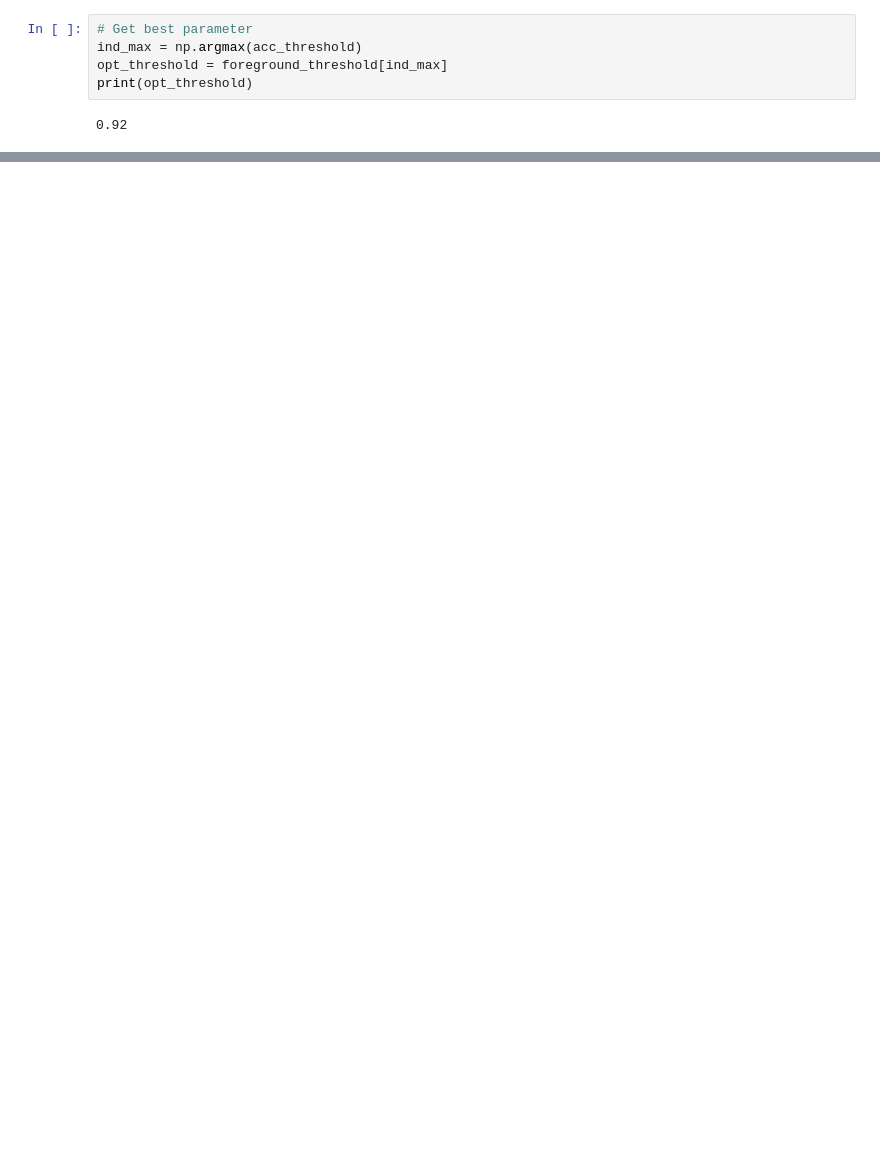
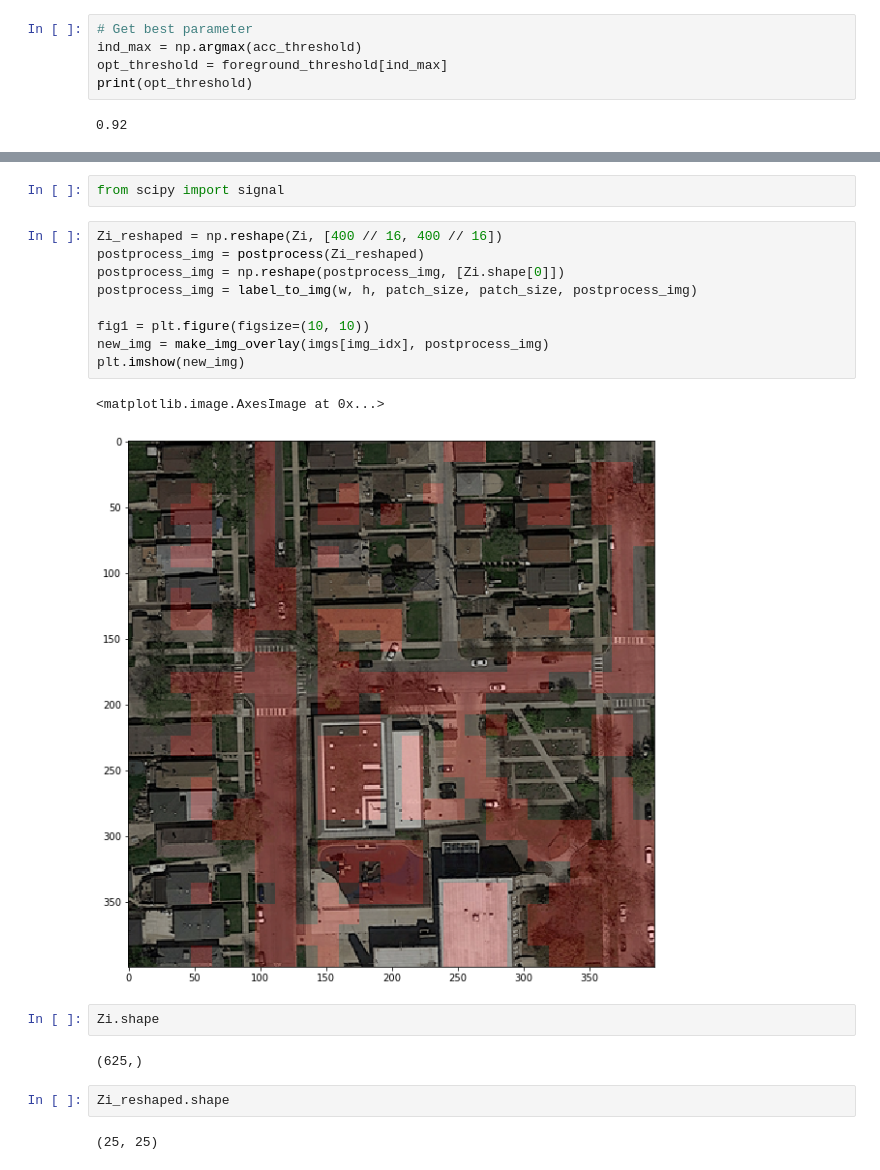
Before and after one commit to pdedumast/ML_project2, a Jupyter notebook: road_sementation_Filter.ipynb, the cells around one changed output, grey strips where cells are left out. Saved outputs shown, nothing was run; the diff lists cells and outputs as text; blank space fills up the shorter version.

```diff
--- a/road_sementation_Filter.ipynb
+++ b/road_sementation_Filter.ipynb
@@ -244,0 +244,22 @@ plt.imshow(new_img)
+# %%
+from scipy import signal
+# %%
+Zi_reshaped = np.reshape(Zi, [400 // 16, 400 // 16])
+postprocess_img = postprocess(Zi_reshaped)
+postprocess_img = np.reshape(postprocess_img, [Zi.shape[0]])
+postprocess_img = label_to_img(w, h, patch_size, patch_size, postprocess_img)
+
+fig1 = plt.figure(figsize=(10, 10))
+new_img = make_img_overlay(imgs[img_idx], postprocess_img)
+plt.imshow(new_img)
+# %% [output]
+<matplotlib.image.AxesImage at 0x...>
+[figure, added]
+# %%
+Zi.shape
+# %% [output]
+(625,)
+# %%
+Zi_reshaped.shape
+# %% [output]
+(25, 25)
```
Also changed, not shown: parts of 8 cells of this notebook, 1 other file.
